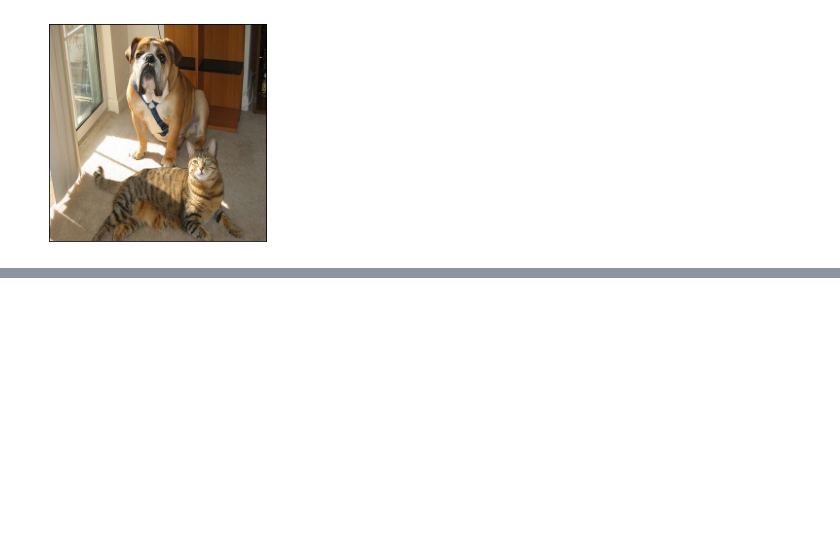
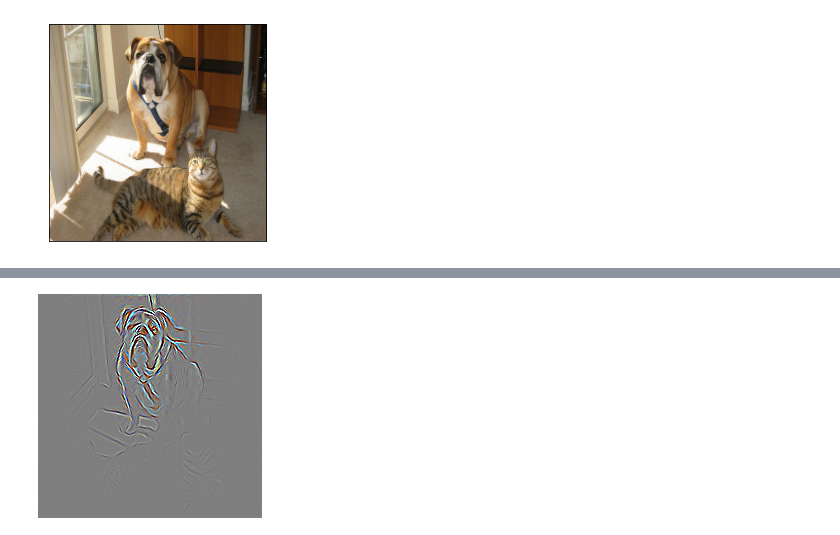
Before and after one commit to PeterKim1/paper_code_review, a Jupyter notebook: 9. Visual Explanations from Deep Networks via Gradient-based Localization(Grad-CAM)/Grad-CAM_pretrained-Cat+Dog.ipynb, the cells around one changed output, grey strips where cells are left out. Drawn from its saved outputs; the diff is of its cells as text; code cells hidden in the pictures; blank space fills up the shorter version.

```diff
--- a/9. Visual Explanations from Deep Networks via Gradient-based Localization(Grad-CAM)/Grad-CAM_pretrained-Cat+Dog.ipynb
+++ b/9. Visual Explanations from Deep Networks via Gradient-based Localization(Grad-CAM)/Grad-CAM_pretrained-Cat+Dog.ipynb
@@ -313,0 +310,5 @@ PIL.Image.open(output_path)
+# %%
+# Show Guided Grad-CAM
+PIL.Image.open(os.path.join(saved_loc, "Guided_Grad_CAM.jpg"))
+# %% [output]
+[figure, added]
```
Also changed, not shown: parts of 6 cells of this notebook.
